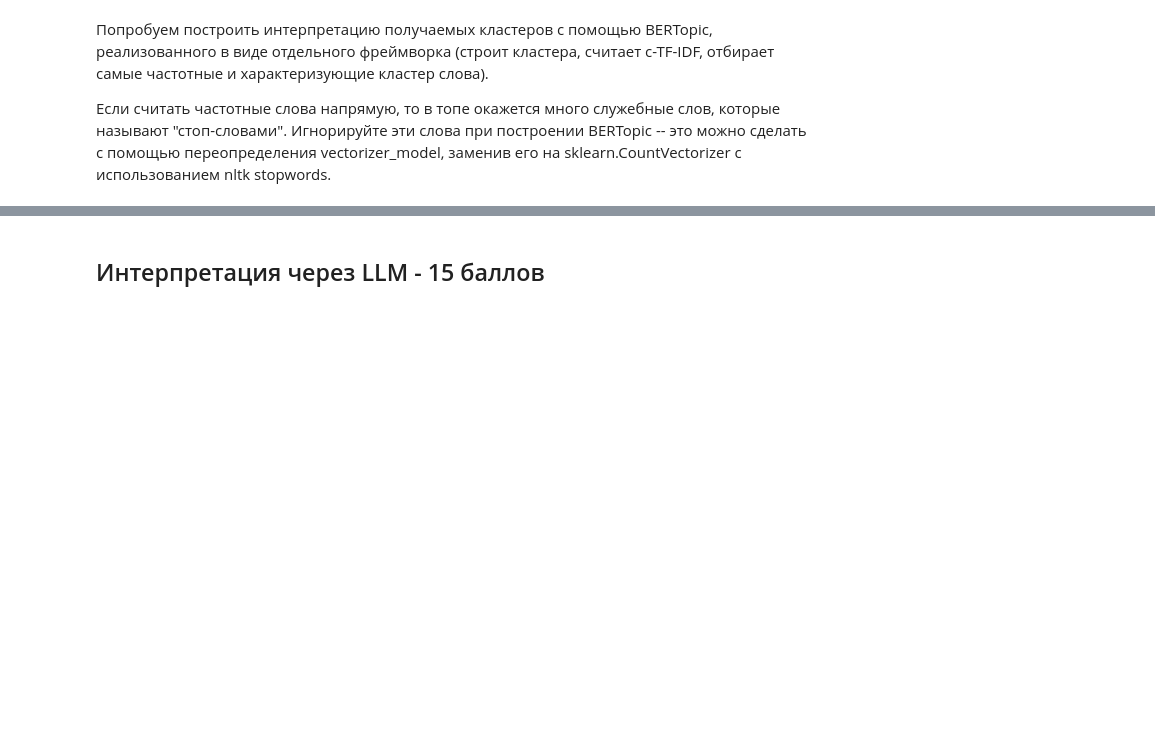
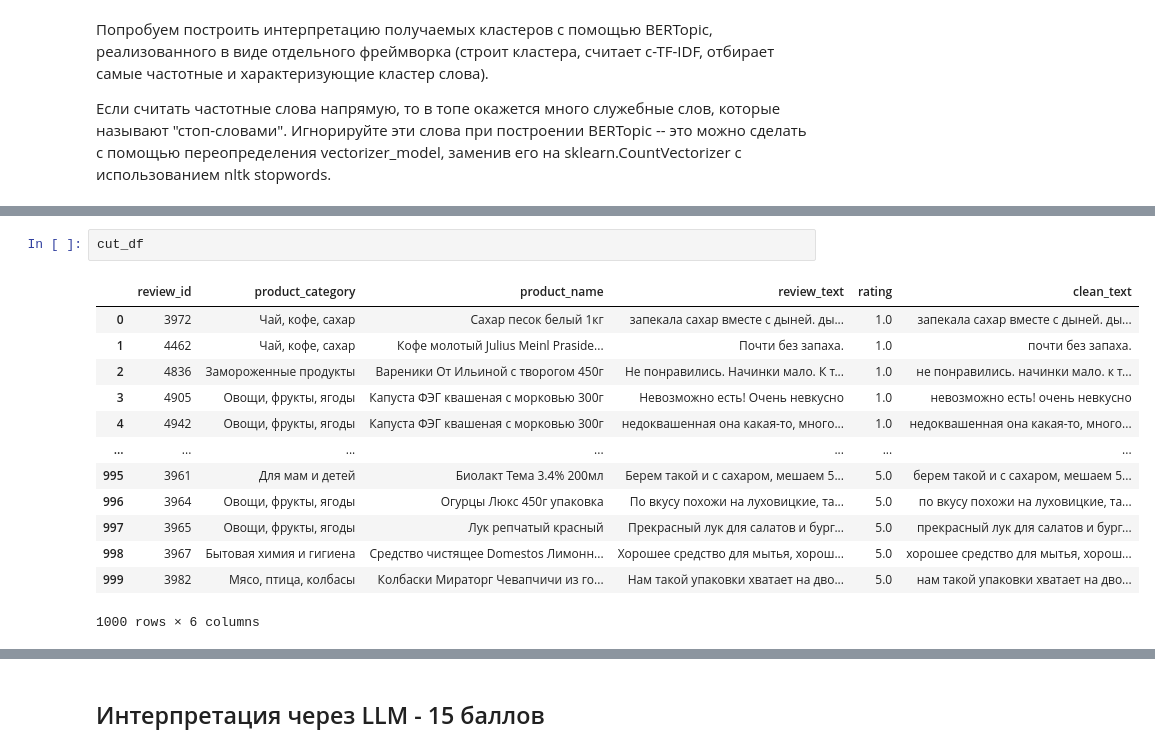
Before and after one commit to egor-kuzin/text-clusterization, a Jupyter notebook: LLMpro_hw3_Kuzin_Egor.ipynb, the cells around one changed output, grey strips where cells are left out. Saved outputs shown, nothing was run; the diff lists cells and outputs as text; blank space fills up the shorter version.

```diff
--- a/LLMpro_hw3_Kuzin_Egor.ipynb
+++ b/LLMpro_hw3_Kuzin_Egor.ipynb
@@ -395,0 +525,16 @@ df_topics.head()
+# %%
+cut_df
+# %% [output]
+|  | review_id | product_category | product_name | review_text | rating | clean_text |
+| 0 | 3972 | Чай, кофе, сахар | Сахар песок белый 1кг | запекала сахар вместе с дыней. ды... | 1.0 | запекала сахар вместе с дыней. ды... |
+| 1 | 4462 | Чай, кофе, сахар | Кофе молотый Julius Meinl Praside... | Почти без запаха. | 1.0 | почти без запаха. |
+| 2 | 4836 | Замороженные продукты | Вареники От Ильиной с творогом 450г | Не понравились. Начинки мало. К т... | 1.0 | не понравились. начинки мало. к т... |
+| 3 | 4905 | Овощи, фрукты, ягоды | Капуста ФЭГ квашеная с морковью 300г | Невозможно есть! Очень невкусно | 1.0 | невозможно есть! очень невкусно |
+| 4 | 4942 | Овощи, фрукты, ягоды | Капуста ФЭГ квашеная с морковью 300г | недоквашенная она какая-то, много... | 1.0 | недоквашенная она какая-то, много... |
+| ... | ... | ... | ... | ... | ... | ... |
+| 995 | 3961 | Для мам и детей | Биолакт Тема 3.4% 200мл | Берем такой и с сахаром, мешаем 5... | 5.0 | берем такой и с сахаром, мешаем 5... |
+| 996 | 3964 | Овощи, фрукты, ягоды | Огурцы Люкс 450г упаковка | По вкусу похожи на луховицкие, та... | 5.0 | по вкусу похожи на луховицкие, та... |
+| 997 | 3965 | Овощи, фрукты, ягоды | Лук репчатый красный | Прекрасный лук для салатов и бург... | 5.0 | прекрасный лук для салатов и бург... |
+| 998 | 3967 | Бытовая химия и гигиена | Средство чистящее Domestos Лимонн... | Хорошее средство для мытья, хорош... | 5.0 | хорошее средство для мытья, хорош... |
+| 999 | 3982 | Мясо, птица, колбасы | Колбаски Мираторг Чевапчичи из го... | Нам такой упаковки хватает на дво... | 5.0 | нам такой упаковки хватает на дво... |
+1000 rows × 6 columns
```
Also changed, not shown: parts of 20 cells of this notebook.
